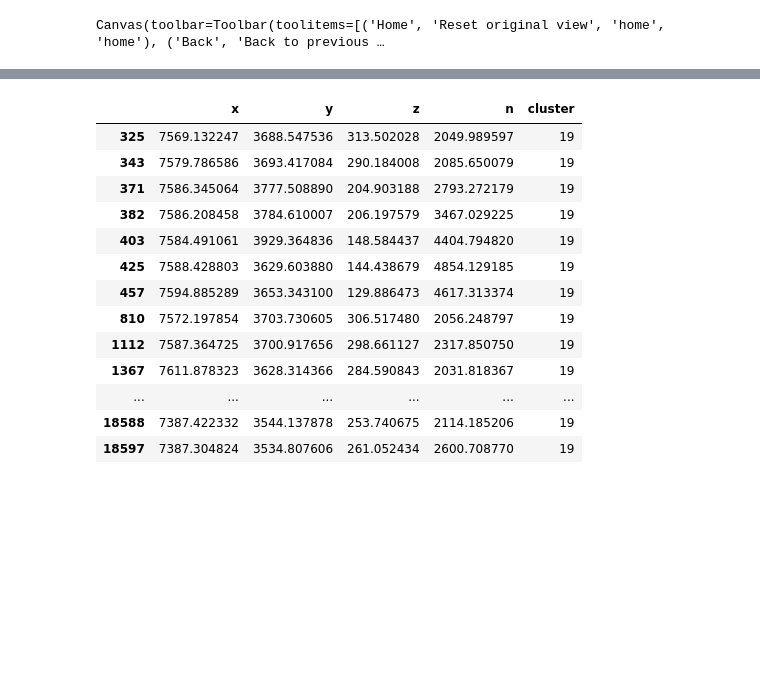
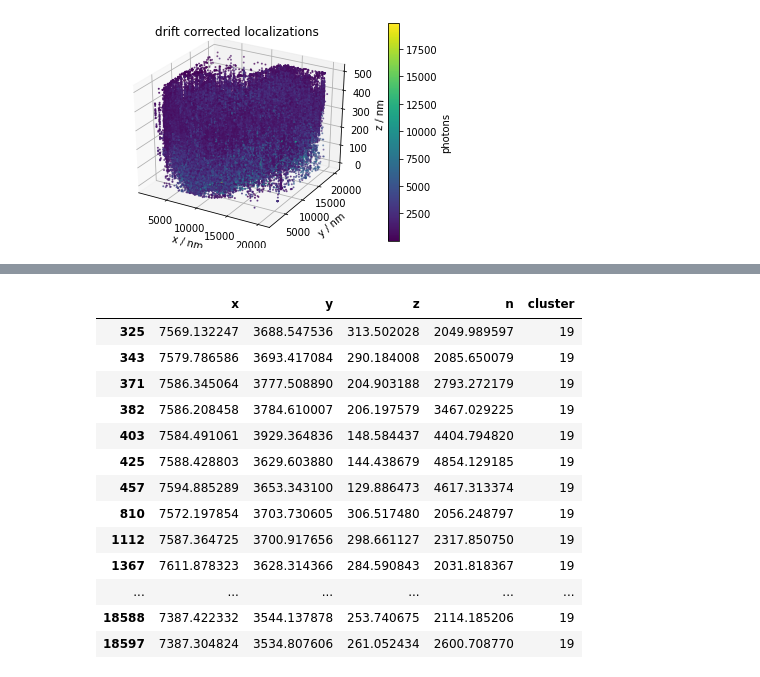
Before and after one commit to imrahilias/biophysics, a Jupyter notebook: npc_clustering.ipynb, the cells around one changed output, grey strips where cells are left out. Cells and saved outputs as stored; diff of their text form; code cells hidden in the pictures; blank space fills up the shorter version.

```diff
--- a/npc_clustering.ipynb
+++ b/npc_clustering.ipynb
@@ -101,15 +85,15 @@ See the caveats in the documentation: https://pandas.pydata.org/pandas-docs/stab
 # %%
 #@markdown ## plot drift corrected data
 
 fig=plt.figure()
 ax = fig.add_subplot( projection = '3d' )
-f=ax.scatter(data['x'], data['y'], data['z'], s=1 ,c=data['n'])
+f=ax.scatter( data['x'], data['y'], data['z'], s=1 ,c=data['n'] )
 ax.set_xlabel('x / nm')
 ax.set_ylabel('y / nm')
 ax.set_zlabel('z / nm')
-plt.title('All localizations')
-cbar=plt.colorbar(f, label='Photons')
+plt.title('drift corrected localizations')
+cbar=plt.colorbar( f, label = 'photons' )
 # %% [output]
-Canvas(toolbar=Toolbar(toolitems=[('Home', 'Reset original view', 'home', 'home'), ('Back', 'Back to previous …
+[figure, added]
 # %%
 #@markdown ## histogram
```
Also changed, not shown: parts of 16 cells of this notebook, 1 other file.
